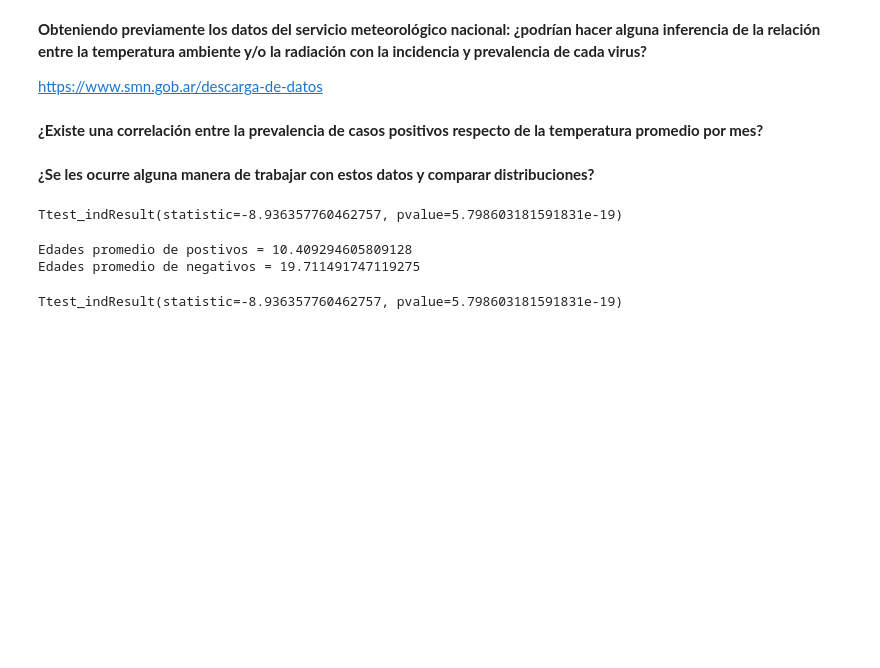
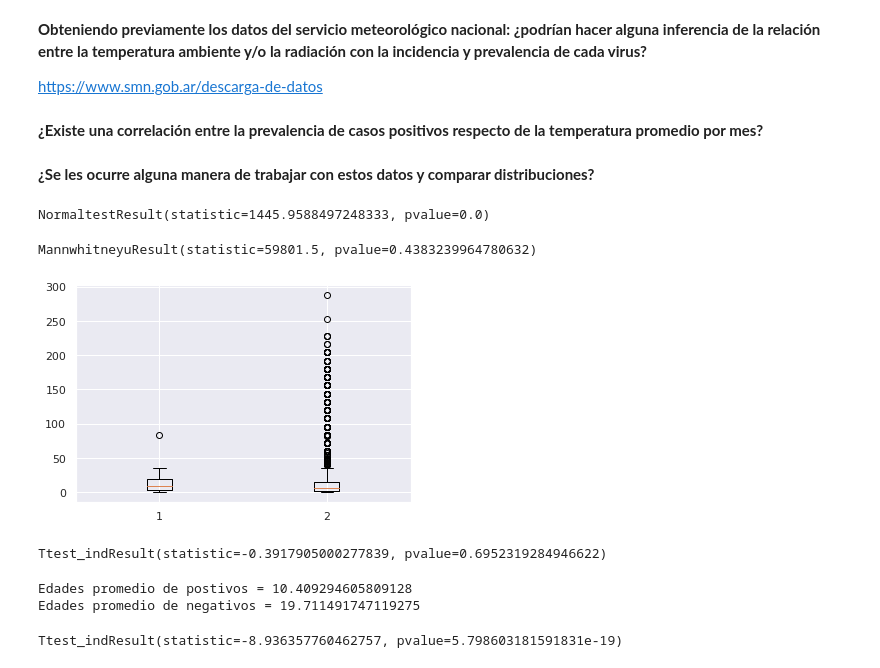
Before and after one commit to leandrosommese/Herramientas-de-estadistica, a Jupyter notebook: Modulo2/Pandas_datos_estructurados.ipynb, the cells around one changed output. Saved outputs shown, nothing was run; the diff lists cells and outputs as text; code cells hidden in the pictures; blank space fills up the shorter version.

Commit message:
graficos

```diff
--- a/Modulo2/Pandas_datos_estructurados.ipynb
+++ b/Modulo2/Pandas_datos_estructurados.ipynb
@@ -251,12 +252,29 @@ https://www.smn.gob.ar/descarga-de-datos
 # %%
 #Separo los datos en dos grupos
 
-df_pos = df1[df1['RSV'] == '+']
-df_neg = df1[df1['RSV'] == '-']
+df_pos = df1[df1['AdenoV'] == '+']
+df_neg = df1[df1['AdenoV'] == '-']
+# %%
+print(ss.normaltest(df_pos['Edad(meses)']))
+# %% [output]
+NormaltestResult(statistic=1445.9588497248333, pvalue=0.0)
+# %%
+x = df_pos['Edad(meses)']
+y = df_neg['Edad(meses)']
+
+ss.mannwhitneyu(x, y, use_continuity=True, alternative='two-sided', axis=0)
+# %% [output]
+MannwhitneyuResult(statistic=59801.5, pvalue=0.4383239964780632)
+# %%
+plt.boxplot([x,y])
+plt.show()
+# plt.savefig(path+'nombre del grafico')
+# %% [output]
+[figure, added]
 # %%
 ss.ttest_ind(df_pos['Edad(meses)'], df_neg['Edad(meses)'], axis=0, equal_var=True, nan_policy='propagate')
 # %% [output]
-Ttest_indResult(statistic=-8.936357760462757, pvalue=5.798603181591831e-19)
+Ttest_indResult(statistic=-0.3917905000277839, pvalue=0.6952319284946622)
 # %%
 print ('Edades promedio de postivos = ' + str(df_pos['Edad(meses)'].mean()))
 print ('Edades promedio de negativos = ' + str(df_neg['Edad(meses)'].mean()))
```
Also changed, not shown: parts of 9 cells of this notebook, 5 other files.
